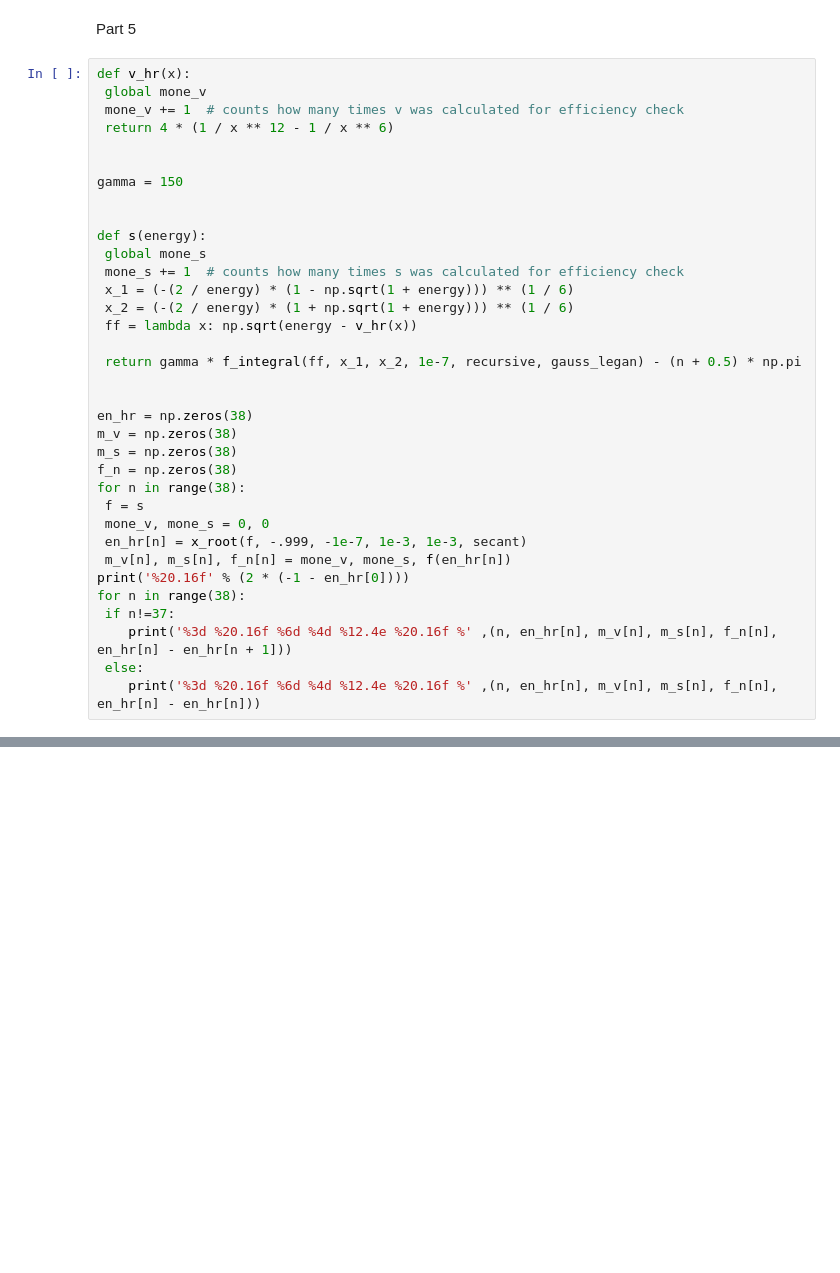
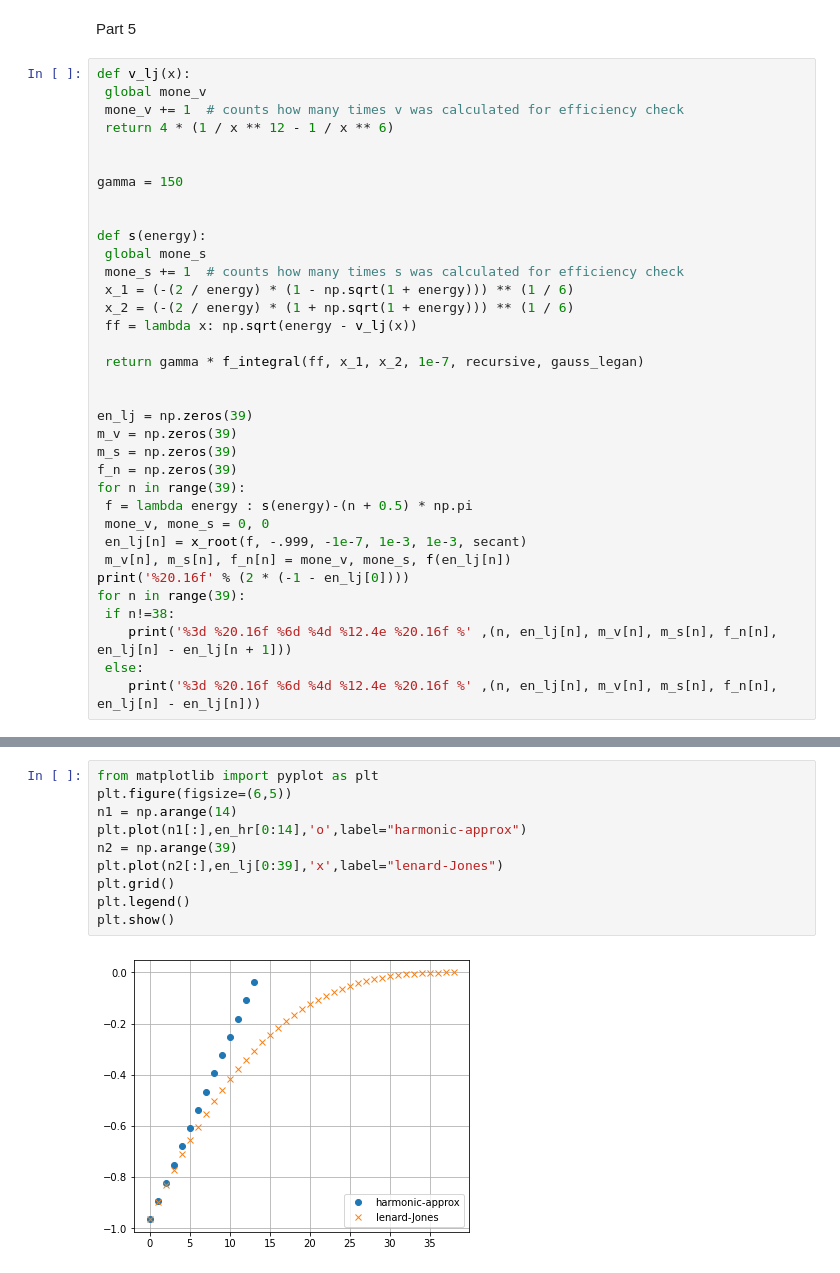
Before and after one commit to yoavdana/computational_physics_ex3, a Jupyter notebook: EX3_comp_phi.ipynb, the cells around one changed output, grey strips where cells are left out. Saved outputs shown, nothing was run; the diff lists cells and outputs as text; blank space fills up the shorter version.

```diff
--- a/EX3_comp_phi.ipynb
+++ b/EX3_comp_phi.ipynb
@@ -276,7 +277,7 @@ for n in range(14):
 # %% [markdown]
 Part 5
 # %%
-def v_hr(x):
+def v_lj(x):
  global mone_v
  mone_v += 1  # counts how many times v was calculated for efficiency check
  return 4 * (1 / x ** 12 - 1 / x ** 6)
@@ -290,24 +291,24 @@ def s(energy):
  mone_s += 1  # counts how many times s was calculated for efficiency check
  x_1 = (-(2 / energy) * (1 - np.sqrt(1 + energy))) ** (1 / 6)
  x_2 = (-(2 / energy) * (1 + np.sqrt(1 + energy))) ** (1 / 6)
- ff = lambda x: np.sqrt(energy - v_hr(x))
+ ff = lambda x: np.sqrt(energy - v_lj(x))
 
- return gamma * f_integral(ff, x_1, x_2, 1e-7, recursive, gauss_legan) - (n + 0.5) * np.pi
+ return gamma * f_integral(ff, x_1, x_2, 1e-7, recursive, gauss_legan)
 
 
-en_hr = np.zeros(38)
-m_v = np.zeros(38)
-m_s = np.zeros(38)
-f_n = np.zeros(38)
-for n in range(38):
- f = s
+en_lj = np.zeros(39)
+m_v = np.zeros(39)
+m_s = np.zeros(39)
+f_n = np.zeros(39)
+for n in range(39):
+ f = lambda energy : s(energy)-(n + 0.5) * np.pi
  mone_v, mone_s = 0, 0
- en_hr[n] = x_root(f, -.999, -1e-7, 1e-3, 1e-3, secant)
- m_v[n], m_s[n], f_n[n] = mone_v, mone_s, f(en_hr[n])
-print('%20.16f' % (2 * (-1 - en_hr[0])))
-for n in range(38):
- if n!=37:
-    print('%3d %20.16f %6d %4d %12.4e %20.16f %' ,(n, en_hr[n], m_v[n], m_s[n], f_n[n], en_hr[n] - en_hr[n + 1]))
+ en_lj[n] = x_root(f, -.999, -1e-7, 1e-3, 1e-3, secant)
+ m_v[n], m_s[n], f_n[n] = mone_v, mone_s, f(en_lj[n])
+print('%20.16f' % (2 * (-1 - en_lj[0])))
+for n in range(39):
+ if n!=38:
+    print('%3d %20.16f %6d %4d %12.4e %20.16f %' ,(n, en_lj[n], m_v[n], m_s[n], f_n[n], en_lj[n] - en_lj[n + 1]))
  else:
-    print('%3d %20.16f %6d %4d %12.4e %20.16f %' ,(n, en_hr[n], m_v[n], m_s[n], f_n[n], en_hr[n] - en_hr[n]))
+    print('%3d %20.16f %6d %4d %12.4e %20.16f %' ,(n, en_lj[n], m_v[n], m_s[n], f_n[n], en_lj[n] - en_lj[n]))
 # %% [output]
@@ -330,0 +334,12 @@ for n in range(38):
+# %%
+from matplotlib import pyplot as plt
+plt.figure(figsize=(6,5))
+n1 = np.arange(14)
+plt.plot(n1[:],en_hr[0:14],'o',label="harmonic-approx")
+n2 = np.arange(39)
+plt.plot(n2[:],en_lj[0:39],'x',label="lenard-Jones")
+plt.grid()
+plt.legend()
+plt.show()
+# %% [output]
+[figure, added]
```
Also changed, not shown: parts of 9 cells of this notebook.
